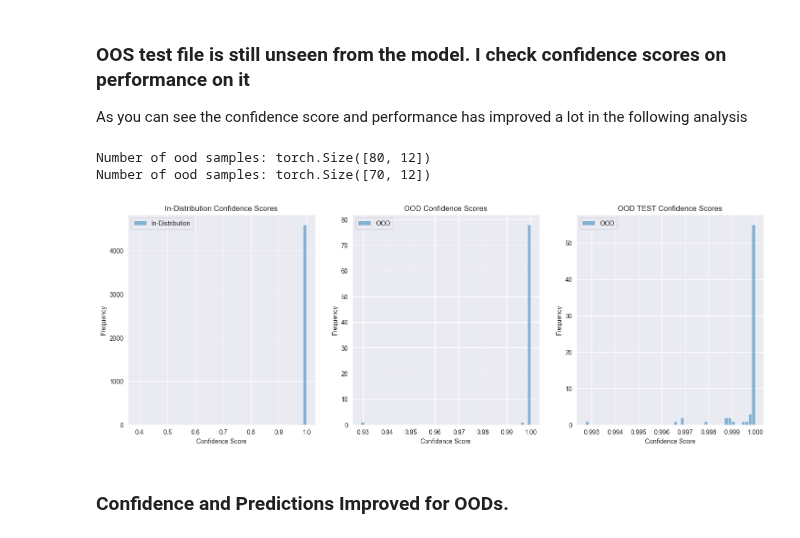
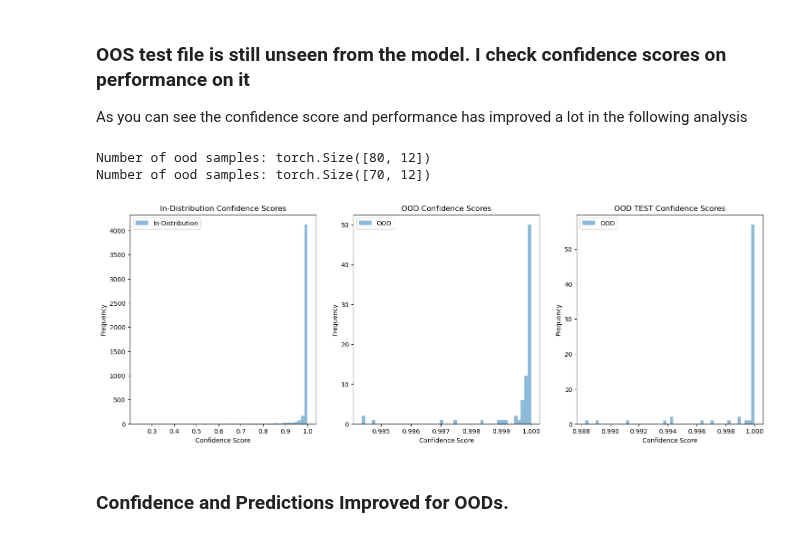
Before and after one commit to jawwada/Chatbot-Application, a Jupyter notebook: 3. Model Evaluation.ipynb, the cells around one changed output. Drawn from its saved outputs; the diff is of its cells as text; code cells hidden in the pictures.

```diff
--- a/3. Model Evaluation.ipynb
+++ b/3. Model Evaluation.ipynb
@@ -60,7 +75,7 @@ The following methods are used for evaluation:
 y_test = test_df['label'].values
 
 # Predict labels using the trained model
-y_pred = predict(model_serve, test_df, tokenizer, device)
+y_pred = predict(model, test_df, tokenizer, device)
 
 # Compute accuracy, precision, recall, and F1 score
 accuracy = accuracy_score(y_test, y_pred)
@@ -383,16 +398,15 @@ len(tokenizer.word2idx)
 # %%
-import mlflow
-from machine_learning.model_utils import get_or_create_experiment
-import torch.optim as optim
-import torch.nn as nn
-from machine_learning.IntentClassifierLSTMWithAttention import IntentClassifierLSTMWithAttention
+
+model_class_name = "IntentClassifierLSTMWithAttention"
 model_name = "best_ICELSTMAmodel"
-# Load the trained model and tokenizer from saved files
 model = torch.load(f"models/{model_name}.pth").to(device)
-#model = IntentClassifierLSTMWithAttention(vocab_size, embedding_dim, hidden_dim, output_dim, dropout_rate).to(device)
-
-device=torch.device("cuda" if torch.cuda.is_available() else "mps" if torch.backends.mps.is_available() else "cpu")
-#model = IntentClassifierLSTMWithAttention(890, 128, 256, 23, 0.4).to(device)
+experiment_id = get_or_create_experiment(model_class_name)
+mlflow.set_experiment(experiment_id=experiment_id)
+storage = optuna.storages.RDBStorage(url=f"sqlite:///{model_class_name}.db")
+optuna.logging.get_logger("optuna").addHandler(logging.StreamHandler(sys.stdout));
+study = optuna.create_study(study_name=model_class_name, storage=storage,load_if_exists=True,direction="maximize");
+best_trial = study.best_trial
+print(f'Best trial: score {best_trial.value:.4f},\nparams {best_trial.params}')
 
 
 train_df = pd.read_csv('data/atis/train.tsv', sep='\t', header=None, names=["text", "label"])
@@ -406,15 +420,19 @@ train_data = tokenizer.process_data(train_df, device=device)
 train_loader = DataLoader(train_data, shuffle=True, batch_size=batch_size)
 with mlflow.start_run():
     # Log the best parameters
-    lr=0.0015
-    weight_decay=1e-06
+    lr=best_trial.params['lr']
+    weight_decay=best_trial.params['lr']
     optimizer = optim.Adam(model.parameters(), lr=lr,
                            weight_decay=weight_decay)
-    train_loss = train(model, optimizer, nn.CrossEntropyLoss(), train_loader, 10)
+    train_loss = train(model, optimizer, nn.CrossEntropyLoss(), train_loader, 20)
     test_accuracy = evaluate(model, nn.CrossEntropyLoss(), test_loader, data_type="Test")
     print(f'Test Accuracy: {test_accuracy:.4f}')
     mlflow.log_metric("test_accuracy", test_accuracy)
     mlflow.log_metric("train_loss", train_loss)
     mlflow.pytorch.log_model(model, f"best_model_ood")
 # Saving the model to avoid ambiguity later
-torch.save(model, f'models/{model_name}_ood.pth')
+
+print(f"model_class_name={model_class_name}")
+model_name = "best_ICELSTMAmodel_ood"
+torch.save(model, f"models/{model_name}.pth")
+print("model: "+model_name+" is saved")
@@ -451,9 +467,8 @@ import numpy as np
 import matplotlib.pyplot as plt
 
 batch_size=5000
-model_name = "best_ICELSTMAmodel"
-model = torch.load(f"models/{model_name}_ood.pth").to(device)
-
+model_name = "best_ICELSTMAmodel_ood"
+model=torch.load(f"models/{model_name}.pth")
 
 def get_confidence_scores(model, data_loader):
     model.eval()
@@ -487,34 +502,34 @@ train_confidence_scores = get_confidence_scores(model, train_loader)
 ood_confidence_scores = get_confidence_scores(model, ood_loader)
 ood_test_confidence_scores = get_confidence_scores(model, ood_test_loader)
 
 
 # Creating subplots
 fig, axs = plt.subplots(1, 3, figsize=(18, 6))
 
 # Plotting histograms on subplots
 axs[0].hist(train_confidence_scores, bins=50, alpha=0.5, label='In-Distribution')
 axs[0].set_title('In-Distribution Confidence Scores')
 axs[0].set_xlabel('Confidence Score')
 axs[0].set_ylabel('Frequency')
 axs[0].legend()
 
 axs[1].hist(ood_confidence_scores, bins=50, alpha=0.5, label='OOD')
 axs[1].set_title('OOD Confidence Scores')
 axs[1].set_xlabel('Confidence Score')
 axs[1].set_ylabel('Frequency')
 axs[1].legend()
 
 axs[2].hist(ood_test_confidence_scores, bins=50, alpha=0.5, label='OOD')
 axs[2].set_title('OOD TEST Confidence Scores')
 axs[2].set_xlabel('Confidence Score')
 axs[2].set_ylabel('Frequency')
 axs[2].legend()
 # Displaying the plots
 plt.show()
 # %% [output]
 Number of ood samples: torch.Size([80, 12])
 Number of ood samples: torch.Size([70, 12])
-[figure, old version]
+[figure, new version]
 # %% [markdown]
 ### Confidence and Predictions Improved for OODs.
 # %%
```
Also changed, not shown: parts of 22 cells of this notebook, 10 other files.
